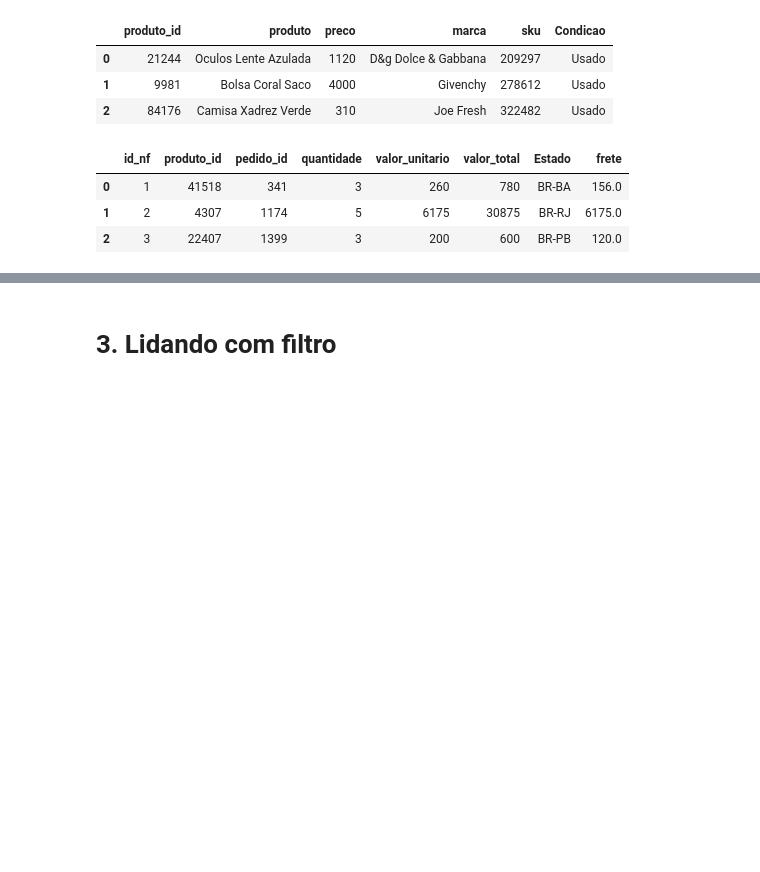
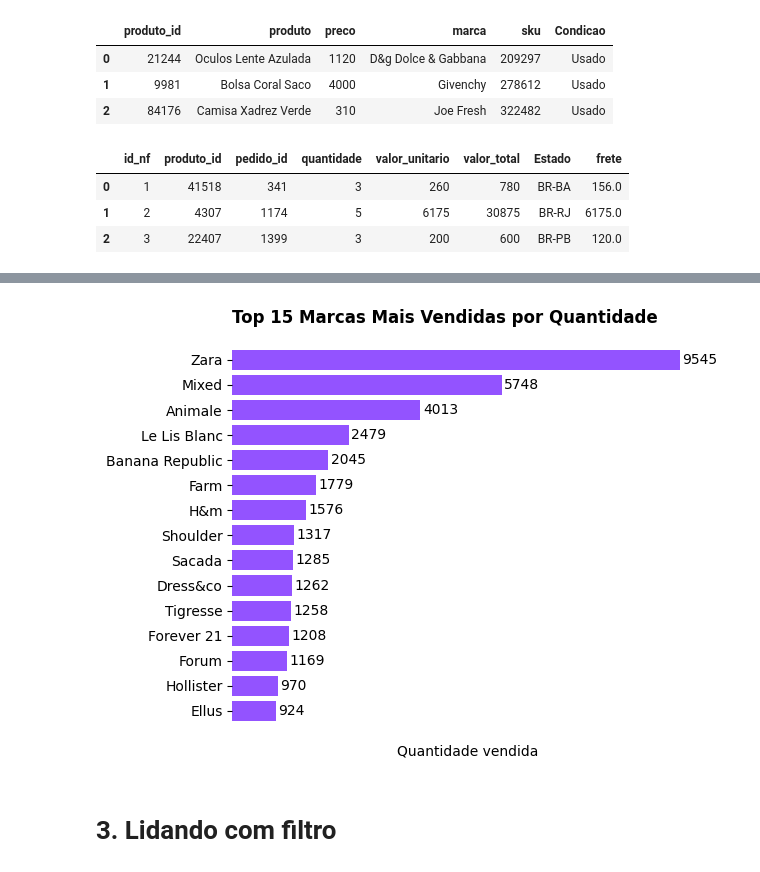
Before and after one commit to Max-Willians/projeto---meteora, a Jupyter notebook: Notebook_Meteora.ipynb, the cells around one changed output, grey strips where cells are left out. Cells and saved outputs as stored; diff of their text form; code cells hidden in the pictures; blank space fills up the shorter version.

```diff
--- a/Notebook_Meteora.ipynb
+++ b/Notebook_Meteora.ipynb
@@ -144,0 +225,10 @@ sql_df(query)
+# %%
+# 15 marcas mais pedidas por quantidade (Ordem decrescente)
+query = ''' SELECT PRODUTOS.MARCA, SUM(ITENS_PEDIDOS.QUANTIDADE) AS Quantidade
+FROM ITENS_PEDIDOS, PRODUTOS
+WHERE ITENS_PEDIDOS.PRODUTO_ID = PRODUTOS.PRODUTO_ID
+GROUP BY PRODUTOS.MARCA
+ORDER BY Quantidade DESC'''
+
+df_prod_marcas = sql_df(query)
+df_prod_marcas.head(15)
@@ -145,3 +252,24 @@ sql_df(query)
+# %%
+# Criando gráfico de barras
+df_top15 = df_prod_marcas.sort_values('Quantidade').reset_index(drop=True)[-15:]
+
+plt.barh(df_top15['marca'], df_top15['Quantidade'], color='#9353FF')
+plt.xlabel('Quantidade vendida')
+plt.title('Top 15 Marcas Mais Vendidas por Quantidade', fontweight='bold', loc='left')
+plt.xticks([]) # Remove os valores do eixo x
+
+# Remover o box (spines)
+for spine in ['top', 'right', 'left', 'bottom']:
+    plt.gca().spines[spine].set_visible(False)
+
+# Mostrar valores nas barras
+for i, v in enumerate(df_top15['Quantidade']):
+    plt.text(v + 50, i, str(v), va='center', fontsize=10)
+
+plt.tight_layout()
+plt.show()
+# %% [output]
+[figure, added]
 # %% [markdown]
 # 3. Lidando com filtro
 # %% [markdown]
```
Also changed, not shown: parts of 6 cells of this notebook.
